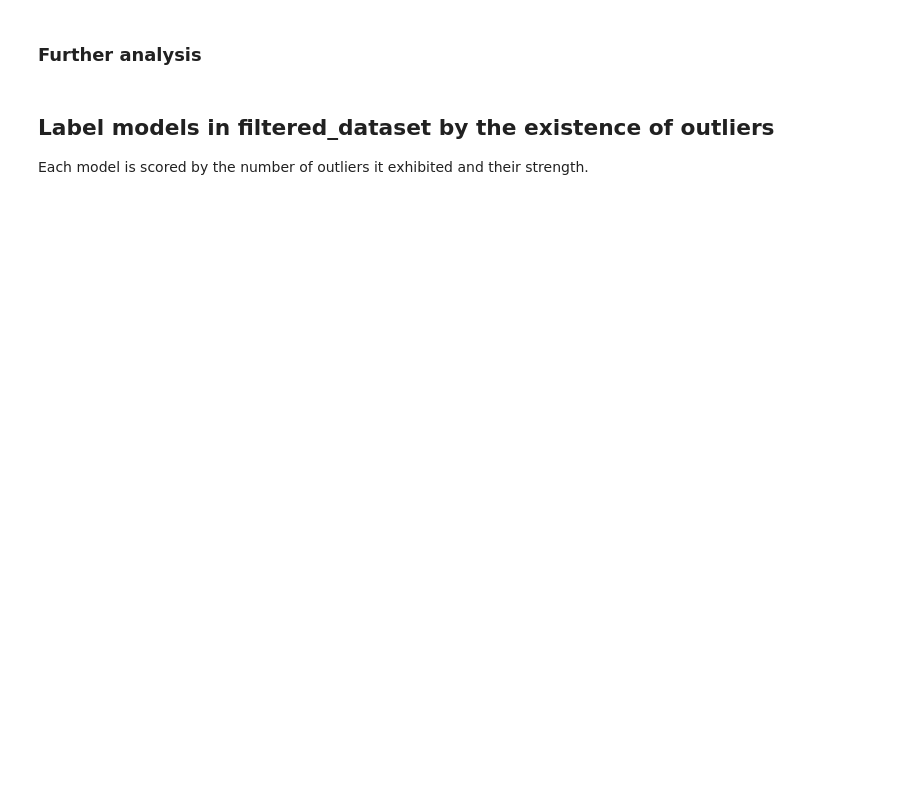
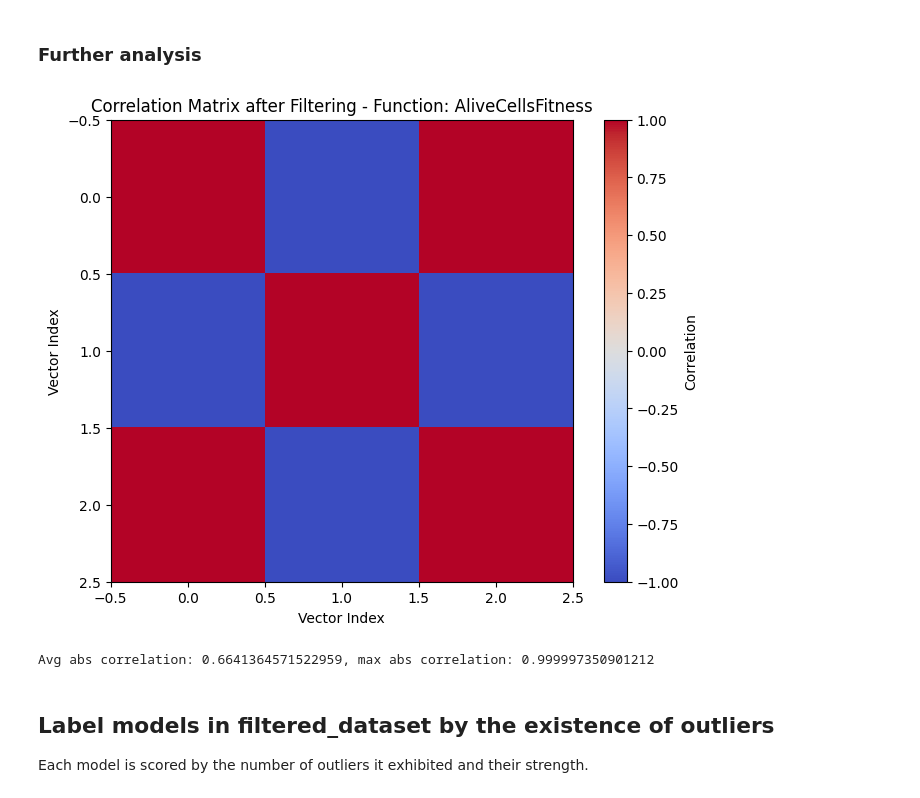
Before and after one commit to smilies-polito/PhysiBench, a Jupyter notebook: snakemake_workflow/workflow/scripts/sensitivity_analysis.ipynb, the cells around one changed output. Saved outputs shown, nothing was run; the diff lists cells and outputs as text; code cells hidden in the pictures; blank space fills up the shorter version.

```diff
--- a/snakemake_workflow/workflow/scripts/sensitivity_analysis.ipynb
+++ b/snakemake_workflow/workflow/scripts/sensitivity_analysis.ipynb
@@ -29,9 +38,14 @@ dataset = []
 i=0
 broken_reads = 0
 while True:
-    file_name = os.path.join(main_dir, f"{i}_fitness_step.csv")
+    file_name = os.path.join(main_dir, f"{i}_fitness_step_0.csv")
     if not os.path.exists(file_name):
+        print("No files to load.")
         break
+    step = 1
+    while os.path.exists(os.path.join(main_dir, f"{i}_fitness_step_{step}.csv")):
+        file_name = os.path.join(main_dir, f"{i}_fitness_step_{step}.csv")
+        step += 1
     context_ds = []
     with open(file_name, 'r') as csvfile:
         reader = csv.reader(csvfile)
@@ -124,14 +142,3 @@ plot_pca(components)
-# %%
-for i in range(dataset.shape[2]):
-    best_indices = np.argsort(variance_vector[:, i])[-5:]  # Indices of the 5 highest variances
-    print(f"Function: {function_names[i]}, Top 5 variances: {", ".join([str(t) for t in variance_vector[best_indices, i]])}")
-    #Plot quartiles
-    quartiles = np.percentile(variance_vector[:, i], [25, 50, 75])
-    plt.figure(figsize=(6, 4))
-    plt.bar(['Q1', 'Q2', 'Q3'], quartiles, color='orange', edgecolor='black')
-    plt.title(f"Quartiles of Variance for {function_names[i]}")
-    plt.ylabel('Variance')
-    plt.show()
 # %% [markdown]
 ### Same as before but instead of variance display the CV
 # %%
@@ -260,45 +313,22 @@ with open(os.path.join(output_dir, 'final_pool.csv'), 'w') as f:
 # %%
 correlation_matrix = np.corrcoef(filtered_dataset)
 # Method 1: Using matplotlib
 plt.figure(figsize=(8, 6))
 plt.imshow(correlation_matrix, cmap='coolwarm', vmin=-1, vmax=1)
 plt.colorbar(label='Correlation')
 plt.title(f"Correlation Matrix after Filtering - Function: {function_names[0]}")
 plt.xlabel('Vector Index')
 plt.ylabel('Vector Index')
 plt.show()
 # Max correlation
 correlation_matrix_no_diagonal = correlation_matrix.copy()
 np.fill_diagonal(correlation_matrix_no_diagonal, 0) # Ignore self-correlation
 max_abs_correlation = np.max(np.abs(correlation_matrix_no_diagonal))
 avg_abc_correlation = np.mean(np.abs(correlation_matrix_no_diagonal))
 print(f"Avg abs correlation: {avg_abc_correlation}, max abs correlation: {max_abs_correlation}")
-
-# Filter out models with correlation >= MAX_CORRELATION
-# Implemented as a loop that removes one element at a time and recomputes the correlation matrix
-# (not the most efficient implementation, but simple and the dataset is small enough)
-num_removed = 0
-while(True):
-    correlation_matrix = np.corrcoef(filtered_dataset)
-    np.fill_diagonal(correlation_matrix, 0) # Ignore self-correlation
-    to_remove = np.where(np.abs(correlation_matrix) >= MAX_CORRELATION)
-    if len(to_remove[0]) == 0:
-        break
-    # Remove one model. Prefer to remove one that is not of the first function (index 0)
-    found = False
-    for idx in range(len(to_remove[0])):
-        if (filtered_function_indexes[to_remove[0][idx]] != 0):
-            index_to_remove = to_remove[0][idx]
-            found = True
-            break
-    if not found:
-        index_to_remove = to_remove[0][0]
-    filtered_dataset = np.delete(filtered_dataset, index_to_remove, axis=0)
-    filtered_model_indexes = np.delete(filtered_model_indexes, index_to_remove, axis=0)
-    filtered_function_indexes = np.delete(filtered_function_indexes, index_to_remove, axis=0)
-    num_removed += 1
-    if (num_removed % 100 == 0):
-        print(f"Removed {num_removed} models so far, current shape: {filtered_dataset.shape}")
+# %% [output]
+[figure, added]
+Avg abs correlation: 0.6641364571522959, max abs correlation: 0.999997350901212
 # %% [markdown]
 ## Label models in filtered_dataset by the existence of outliers
 Each model is scored by the number of outliers it exhibited and their strength.
```
Also changed, not shown: parts of 14 cells of this notebook, 8 other files.
